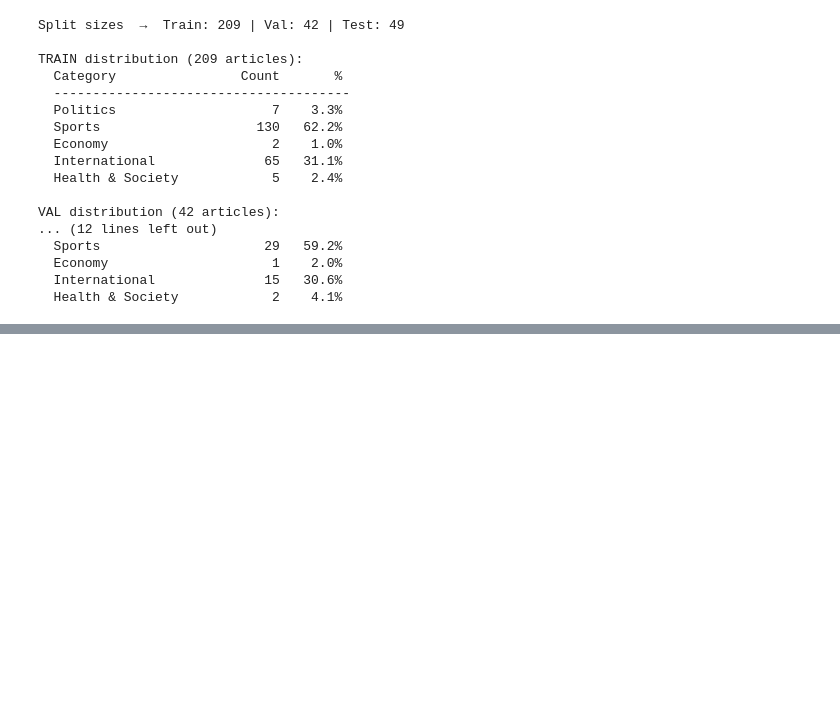
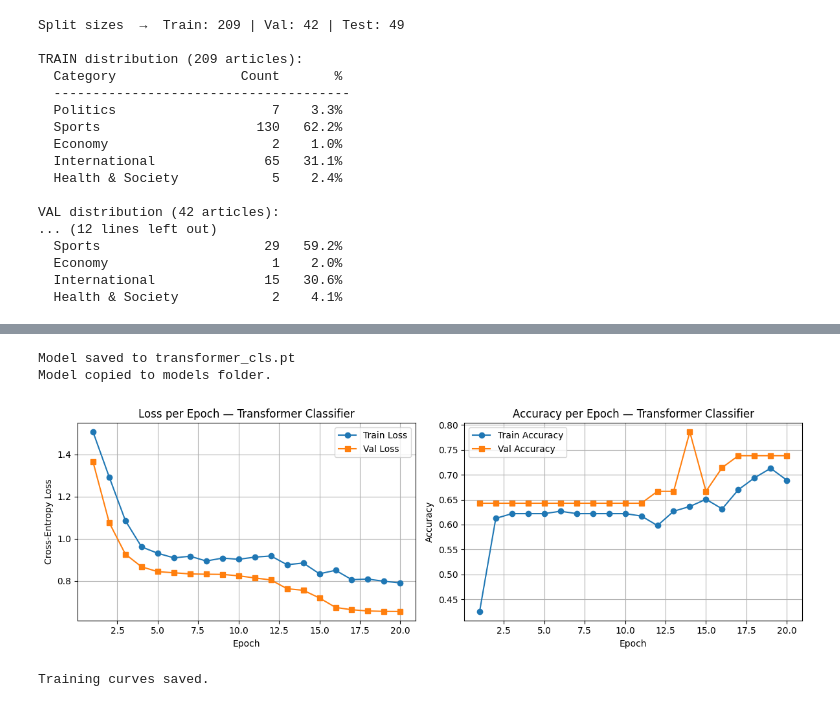
Before and after one commit to Fatima-Siddiqa/i23-2543-NLP-Assignment2, a Jupyter notebook: i23-2543_Assignment2_DS-A/i23-2543_Assignment2_DS-A.ipynb, the cells around one changed output, grey strips where cells are left out. Drawn from its saved outputs; the diff is of its cells as text; code cells hidden in the pictures; blank space fills up the shorter version.

Commit message:
Add Part 7: Transformer encoder implementation

```diff
--- a/i23-2543_Assignment2_DS-A/i23-2543_Assignment2_DS-A.ipynb
+++ b/i23-2543_Assignment2_DS-A/i23-2543_Assignment2_DS-A.ipynb
@@ -3701,0 +4037,16 @@ VAL distribution (42 articles):
+# %%
+# Training Loop
+train_losses, val_losses     = [], []
+train_accs,   val_accs       = [], []
+
+print(f"\n{'Epoch':>5} {'Train Loss':>11} {'Train Acc':>10} {'Val Loss':>10} {'Val Acc':>9}")
+print("-" * 52)
+
+for epoch in range(1, N_EPOCHS + 1):
+    tr_loss, tr_acc = train_epoch3(model3, train_loader3, optimizer3, scheduler3, loss_fn3)
+    vl_loss, vl_acc = eval_epoch3(model3, val_loader3, loss_fn3)
+
+    train_losses.append(tr_loss);  val_losses.append(vl_loss)
+    train_accs.append(tr_acc);     val_accs.append(vl_acc)
+
+    print(f"{epoch:>5} {tr_loss:>11.4f} {tr_acc:>10.4f} {vl_loss:>10.4f} {vl_acc:>9.4f}")
@@ -3701,0 +4071,46 @@ VAL distribution (42 articles):
+# %%
+import shutil
+import os
+
+# Save to local path
+torch.save(model3.state_dict(), "transformer_cls.pt")
+print("Model saved to transformer_cls.pt")
+
+# Copy to GitHub repo models folder
+os.makedirs("/content/i23-2543-NLP-Assignment2/i23-2543_Assignment2_DS-A/models", exist_ok=True)
+shutil.copy(
+    "transformer_cls.pt",
+    "/content/i23-2543-NLP-Assignment2/i23-2543_Assignment2_DS-A/models/transformer_cls.pt"
+)
+print("Model copied to models folder.")
+# %% [output]
+Model saved to transformer_cls.pt
+Model copied to models folder.
+# %%
+# Training Curves
+epochs = range(1, N_EPOCHS + 1)
+
+fig, axes = plt.subplots(1, 2, figsize=(12, 4))
+
+axes[0].plot(epochs, train_losses, label="Train Loss", marker="o")
+axes[0].plot(epochs, val_losses,   label="Val Loss",   marker="s")
+axes[0].set_title("Loss per Epoch — Transformer Classifier")
+axes[0].set_xlabel("Epoch")
+axes[0].set_ylabel("Cross-Entropy Loss")
+axes[0].legend()
+axes[0].grid(True)
+
+axes[1].plot(epochs, train_accs, label="Train Accuracy", marker="o")
+axes[1].plot(epochs, val_accs,   label="Val Accuracy",   marker="s")
+axes[1].set_title("Accuracy per Epoch — Transformer Classifier")
+axes[1].set_xlabel("Epoch")
+axes[1].set_ylabel("Accuracy")
+axes[1].legend()
+axes[1].grid(True)
+
+plt.tight_layout()
+plt.show()
+print("Training curves saved.")
+# %% [output]
+[figure, added]
+Training curves saved.
```
Also changed, not shown: parts of 20 cells of this notebook.
